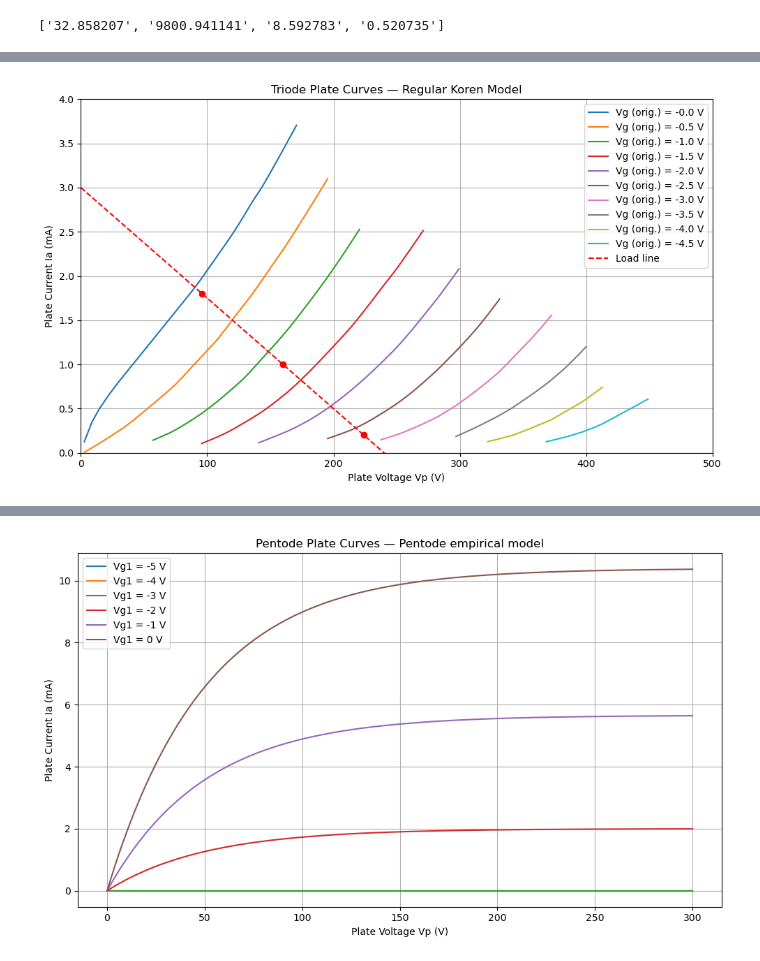
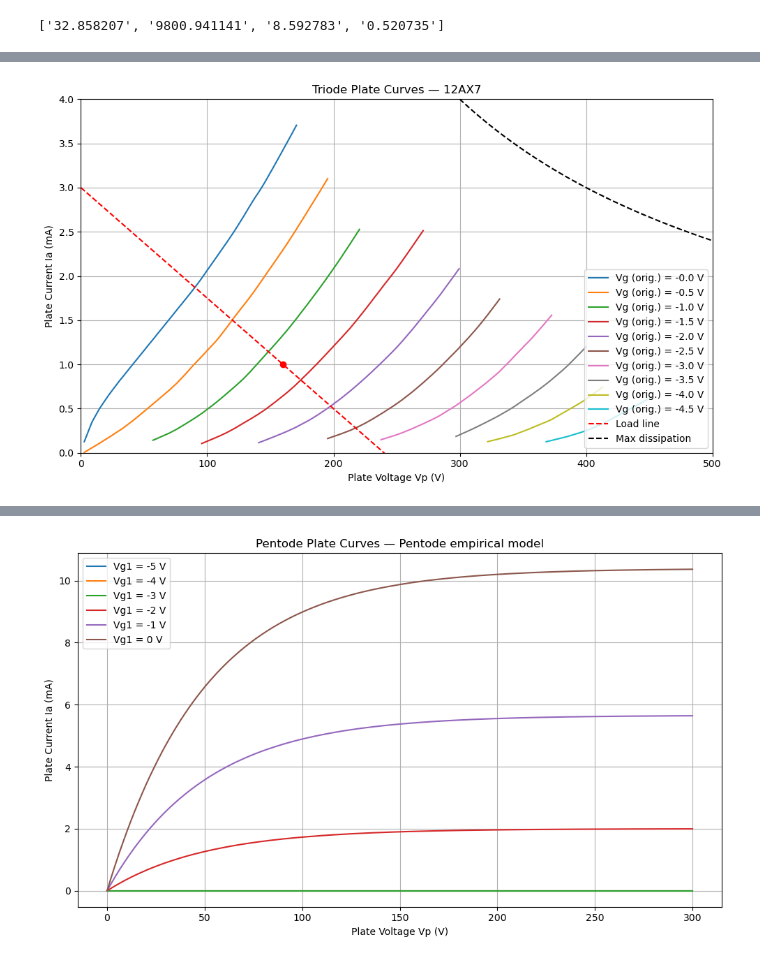
Before and after one commit to tiedyefreak22/Dual-Mono-Amp-Design, a Jupyter notebook: Triode_Pentode_Plate_Curves.ipynb, the cells around one changed output, grey strips where cells are left out. Drawn from its saved outputs; the diff is of its cells as text; code cells hidden in the pictures.

```diff
--- a/Triode_Pentode_Plate_Curves.ipynb
+++ b/Triode_Pentode_Plate_Curves.ipynb
@@ -77,15 +81,27 @@ class Triode:
                 U = mu / (2 * kv) * (Vg + Vp / mu)
                 ln_term = np.log1p(np.exp(U))  # log(1 + exp(U))
                 self.Ip.append((P / kg) * (ln_term ** gamma))
-    def load_line(self, B_plus, anode_resist, cathode_resist, plate_current, pk_pk, output_impede = None, ccs = False):
-        self.B_plus = B_plus
-        self.anode_resist = anode_resist
-        self.cathode_resist = cathode_resist
-        self.plate_current = plate_current
-        self.pk_pk = pk_pk
-        self.max_current = (B_plus / anode_resist) * 1000 # b
-        self.load_m = -self.max_current / B_plus # m
-        self.Vg = - (plate_current / 1000) * cathode_resist
+    def load_line(self, B_plus, cathode_resist, plate_current, pk_pk, anode_resist = None, output_impede = None, ccs = False):
+        if not ccs and anode_resist:
+            self.B_plus = B_plus
+            self.anode_resist = anode_resist # defines load line
+            self.cathode_resist = cathode_resist # defines op point
+            self.plate_current = plate_current
+            self.pk_pk = pk_pk
+            self.max_current = (self.B_plus / self.anode_resist) * 1000 # b
+            self.load_m = -self.max_current / self.B_plus # m
+            self.Vg = -(self.plate_current / 1000) * self.cathode_resist
+        elif ccs and output_impede:
+            self.B_plus = B_plus
+            self.anode_resist = anode_resist # defines load line
+            self.cathode_resist = cathode_resist # defines op point
+            self.plate_current = plate_current
+            self.pk_pk = pk_pk
+            self.max_current = (self.B_plus / self.anode_resist) * 1000 # b
+            self.load_m = -self.max_current / self.B_plus # m
+            self.Vg = -(self.plate_current / 1000) * self.cathode_resist
+        else:
+            print("Error")
 
 # Tube model parameters from optimization
 mu = 100 # Amplification factor
@@ -96,90 +112,36 @@ kv = popts[2] # Exponential shaping constant
 # Voltage sweep
 Vp = np.linspace(0, 500, 501)
 Vg_list = [-4.5, -4, -3.5, -3, -2.5, -2, -1.5, -1, -0.5, 0]
 triode = Triode(Vp, Vg_list, mu, kp, kg, kv)
 
 # Plotting
 plt.figure(figsize=(10, 6))
-# Optimized Regular Koren Model
-# for Vg, Ip in zip(Vg_list, triode.Ip):
-#     plt.plot(Vp, Ip, label=f'Vg (opt. Koren) = {Vg:.1f} V', linestyle='--')
 
 # Traced from data sheet
 for Vp_datum, Vg_datum, Ia_datum in zip(Vp_data, Vg_data, Ia_data):
     plt.plot(Vp_datum, Ia_datum, label=f'Vg (orig.) = -{Vg_datum[0]:.1f} V')
 
 # Plot load line
-triode.load_line(240, 80000, 1250, 1, 2) # plate_current in milliamps
+triode.load_line(240, 1250, 1, 2, 80000) # plate_current in milliamps
 y = triode.load_m * Vp + triode.max_current # y = mx + b
 plt.plot(Vp, y, label = "Load line", color='red', linestyle='--')
 
 # Plot operating point
 pseudo_Vp_op = (triode.plate_current - triode.max_current) / triode.load_m # y = mx + b
 plt.plot(pseudo_Vp_op, triode.plate_current, color='red', marker='o', linestyle = "none")
 
-# Plot pk-pk extent
-Ia_pk_pk_lo = (-(triode.Vg + (triode.pk_pk / 2)) / triode.cathode_resist) * 1000
-Ia_pk_pk_hi = (-(triode.Vg - (triode.pk_pk / 2)) / triode.cathode_resist) * 1000
-pseudo_Vp_pk_pk_lo = (Ia_pk_pk_lo - triode.max_current) / triode.load_m # y = mx + b
-pseudo_Vp_pk_pk_hi = (Ia_pk_pk_hi - triode.max_current) / triode.load_m # y = mx + b
-plt.plot(pseudo_Vp_pk_pk_lo, Ia_pk_pk_lo, color='red', marker='o', linestyle = "none")
-plt.plot(pseudo_Vp_pk_pk_hi, Ia_pk_pk_hi, color='red', marker='o', linestyle = "none")
-
-# # Original Koren Model parameters
-# mu = 100 # Amplification factor
-# kp = 300 # Plate voltage shaping constant
-# kg = 1060 # Perveance scaling factor
-# kv = 1.73 # Exponential shaping constant
-# triode = Triode(Vp, Vg_list, mu, kp, kg, kv)
-# for Vg, Ip in zip(Vg_list, triode.Ip):
-#     plt.plot(Vp, Ip, label=f'Vg (orig. Koren) = {Vg:.1f} V', linestyle='-.')
+# Plot maximum dissipation
+max_diss = 1.2 # Watts
+plt.plot([i for i in Vp if i > 0], [max_diss * 1000 / i for i in Vp if i > 0], label = "Max dissipation", color='black', linestyle='--')
 
 plt.xlabel('Plate Voltage Vp (V)')
 plt.ylabel('Plate Current Ia (mA)')
 plt.xlim([0, 500])
 plt.ylim([0, 4])
-plt.title('Triode Plate Curves — Regular Koren Model')
+plt.title('Triode Plate Curves — 12AX7')
 plt.legend()
 plt.grid(True)
 plt.tight_layout()
 plt.show()
-
-# # Tube model parameters from optimization
-# mu = 100 # Amplification factor
-# kp = popts[0] # Plate voltage shaping constant
-# kg = popts[1] # Perveance scaling factor
-# kv = popts[2] # Exponential shaping constant
-# gamma = popts[3] # Curvature exponent
-# triode = Triode(Vp, Vg_list, mu, kp, kg, kv, gamma)
-
-# # Plotting
-# plt.figure(figsize=(10, 6))
-# # Optimized Extended Koren Model
-# for Vg, Ip in zip(Vg_list, triode.Ip):
-#     plt.plot(Vp, Ip, label=f'Vg (opt. Koren) = {Vg:.1f} V', linestyle='--')
-
-# # Traced from data sheet
-# for Vp_datum, Vg_datum, Ia_datum in zip(Vp_data, Vg_data, Ia_data):
-#     plt.plot(Vp_datum, Ia_datum, label=f'Vg (orig.) = -{Vg_datum[0]:.1f} V')
-
-# # Original Koren Model parameters
-# mu = 100 # Amplification factor
-# kp = 300 # Plate voltage shaping constant
-# kg = 1060 # Perveance scaling factor
-# kv = 1.73 # Exponential shaping constant
-# gamma = 1.3  # Curvature exponent
-# triode = Triode(Vp, Vg_list, mu, kp, kg, kv)
-# for Vg, Ip in zip(Vg_list, triode.Ip):
-#     plt.plot(Vp, Ip, label=f'Vg (orig. Koren) = {Vg:.1f} V', linestyle='-.')
-
-# plt.xlabel('Plate Voltage Vp (V)')
-# plt.ylabel('Plate Current Ia (mA)')
-# plt.xlim([0, 500])
-# plt.ylim([0, 4])
-# plt.title('Triode Plate Curves — Extended Koren Model')
-# plt.legend()
-# plt.grid(True)
-# plt.tight_layout()
-# plt.show()
 # %% [output]
-[figure, old version]
+[figure, new version]
```
Also changed, not shown: parts of 7 cells of this notebook.
